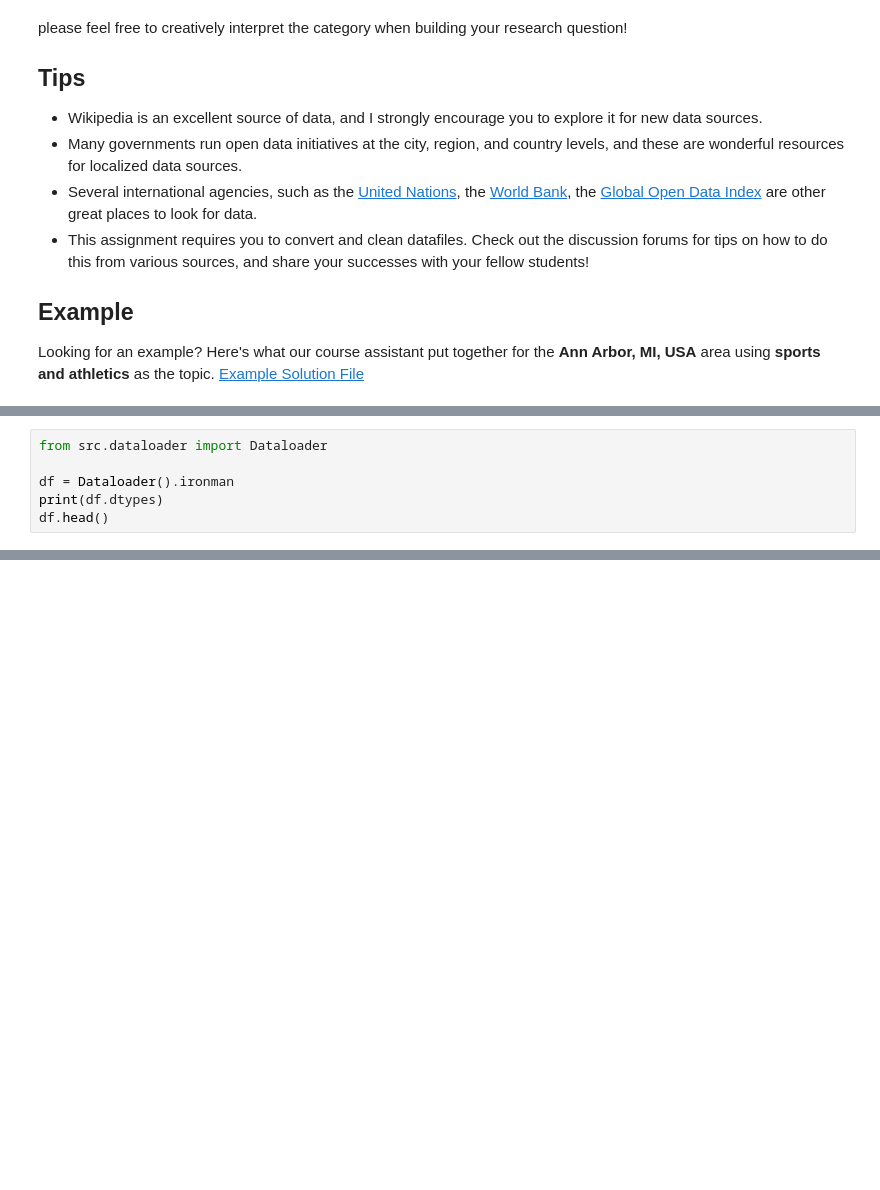
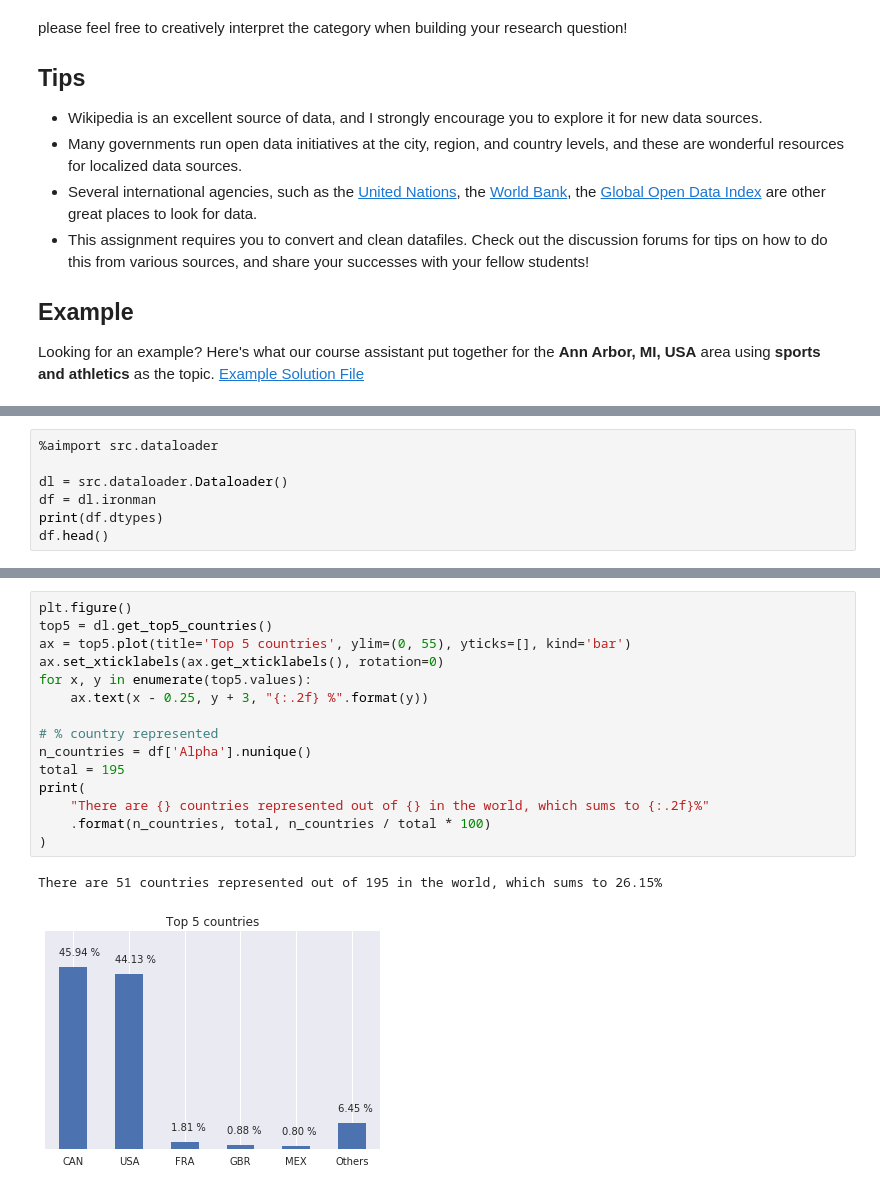
Before and after one commit to sugarraysam/coursera-applied-data-science, a Jupyter notebook: applied-plotting-charting/assignment4.ipynb, the cells around one changed output, grey strips where cells are left out. Cells and saved outputs as stored; diff of their text form; blank space fills up the shorter version.

Commit message:
finished assignment4 and course applied-plotting

```diff
--- a/applied-plotting-charting/assignment4.ipynb
+++ b/applied-plotting-charting/assignment4.ipynb
@@ -80,9 +82,10 @@ import numpy as np
 # %% [output]
 [interactive output not drawn]
 # %%
-from src.dataloader import Dataloader
+%aimport src.dataloader
 
-df = Dataloader().ironman
+dl = src.dataloader.Dataloader()
+df = dl.ironman
 print(df.dtypes)
 df.head()
 # %% [output]
@@ -146,0 +147,18 @@ sns.pairplot(df[columns], hue='AgeGroup')
+# %%
+plt.figure()
+top5 = dl.get_top5_countries()
+ax = top5.plot(title='Top 5 countries', ylim=(0, 55), yticks=[], kind='bar')
+ax.set_xticklabels(ax.get_xticklabels(), rotation=0)
+for x, y in enumerate(top5.values):
+    ax.text(x - 0.25, y + 3, "{:.2f} %".format(y))
+
+# % country represented
+n_countries = df['Alpha'].nunique()
+total = 195
+print(
+    "There are {} countries represented out of {} in the world, which sums to {:.2f}%"
+    .format(n_countries, total, n_countries / total * 100)
+)
+# %% [output]
+There are 51 countries represented out of 195 in the world, which sums to 26.15%
+[figure, added]
```
Also changed, not shown: parts of 16 cells of this notebook, 9 other files.
